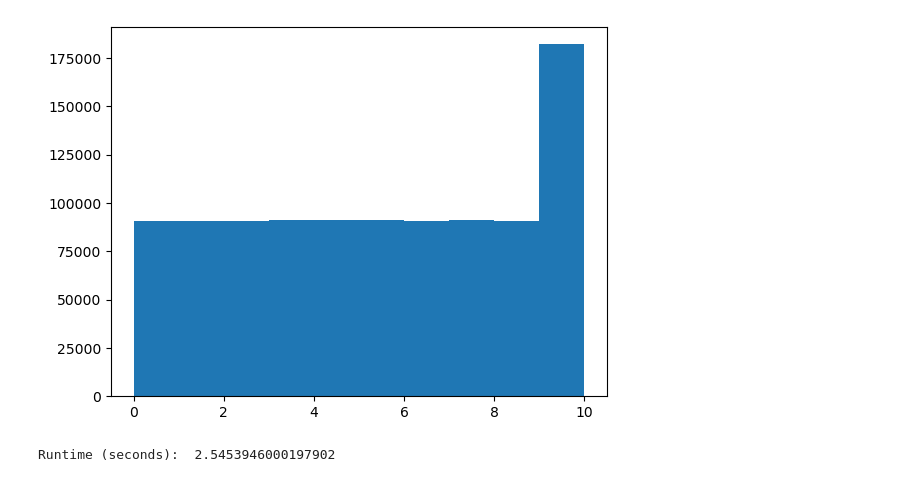
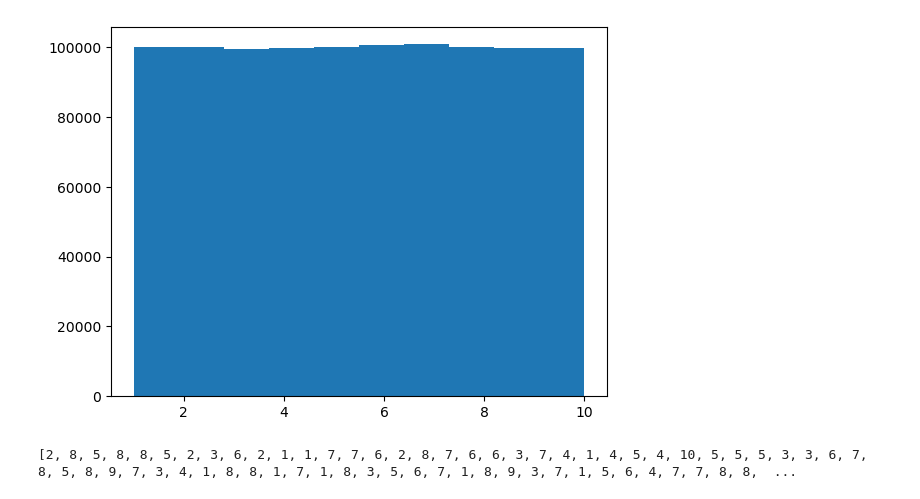
Before and after one commit to 19PWoods/Python-Book-Club, a Jupyter notebook: random_exercise.ipynb, the cells around one changed output. Saved outputs shown, nothing was run; the diff lists cells and outputs as text; code cells hidden in the pictures.

```diff
--- a/random_exercise.ipynb
+++ b/random_exercise.ipynb
@@ -1,16 +1,17 @@
 # %%
 import timeit
 import random
 import matplotlib.pyplot as plt
 start_time = timeit.default_timer()
 
 phil = []
 for i in range(0,1000000):
-    phil.append(random.randint(0,10))
+    phil.append(random.randint(1,10))
 plt.hist(phil)
 plt.show()
+print(phil)
 stop_time = timeit.default_timer()
 print('Runtime (seconds): ', stop_time - start_time)
 # %% [output]
-[figure, old version]
+[figure, new version]
-Runtime (seconds):  2.5453946000197902
+[2, 8, 5, 8, 8, 5, 2, 3, 6, 2, 1, 1, 7, 7, 6, 2, 8, 7, 6, 6, 3, 7, 4, 1, 4, 5, 4, 10, 5, 5, 5, 3, 3, 6, 7, 8, 5, 8, 9, 7, 3, 4, 1, 8, 8, 1, 7, 1, 8, 3, 5, 6, 7, 1, 8, 9, 3, 7, 1, 5, 6, 4, 7, 7, 8, 8,  ...
```
Also changed, not shown: parts of 4 cells of this notebook, 7 other files.
